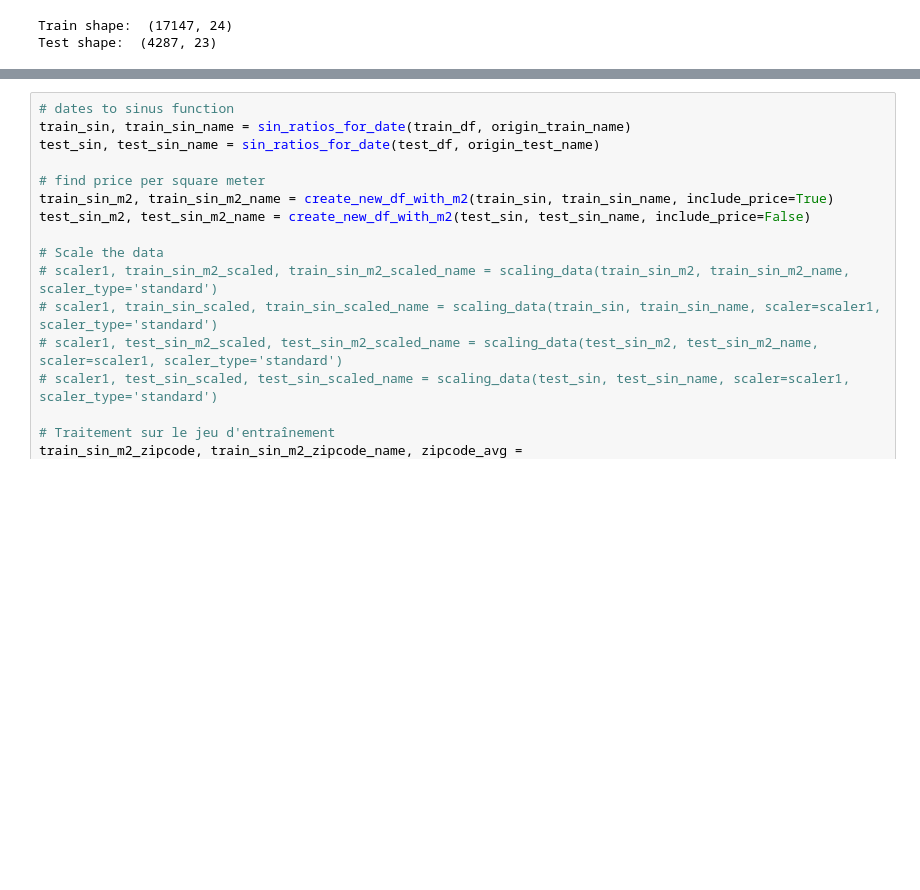
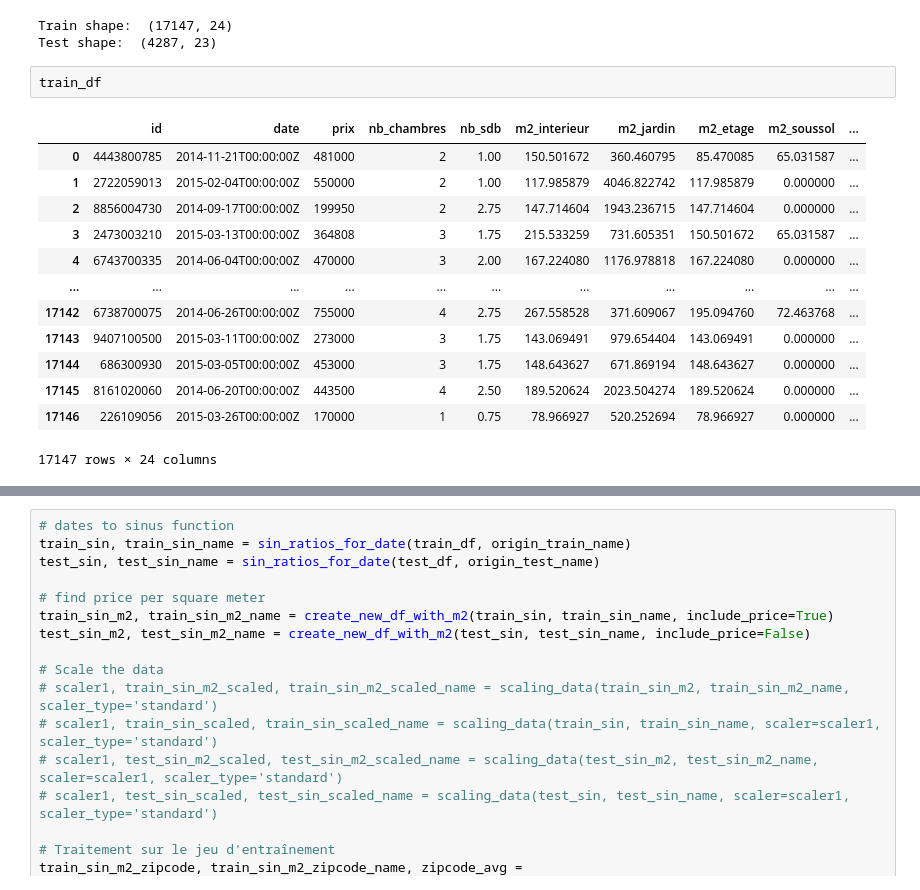
Before and after one commit to flarab29/PRAMA2025, a Jupyter notebook: CSV_formatting.ipynb, the cells around one changed output, grey strips where cells are left out. Drawn from its saved outputs; the diff is of its cells as text; blank space fills up the shorter version.

```diff
--- a/CSV_formatting.ipynb
+++ b/CSV_formatting.ipynb
@@ -175,3 +229,19 @@ print("Test shape: ", test_df.shape)
 # %% [output]
 Train shape:  (17147, 24)
 Test shape:  (4287, 23)
+# %%
+train_df
+# %% [output]
+|  | id | date | prix | nb_chambres | nb_sdb | m2_interieur | m2_jardin | m2_etage | m2_soussol | ... |
+| 0 | 4443800785 | 2014-11-21T00:00:00Z | 481000 | 2 | 1.00 | 150.501672 | 360.460795 | 85.470085 | 65.031587 | ... |
+| 1 | 2722059013 | 2015-02-04T00:00:00Z | 550000 | 2 | 1.00 | 117.985879 | 4046.822742 | 117.985879 | 0.000000 | ... |
+| 2 | 8856004730 | 2014-09-17T00:00:00Z | 199950 | 2 | 2.75 | 147.714604 | 1943.236715 | 147.714604 | 0.000000 | ... |
+| 3 | 2473003210 | 2015-03-13T00:00:00Z | 364808 | 3 | 1.75 | 215.533259 | 731.605351 | 150.501672 | 65.031587 | ... |
+| 4 | 6743700335 | 2014-06-04T00:00:00Z | 470000 | 3 | 2.00 | 167.224080 | 1176.978818 | 167.224080 | 0.000000 | ... |
+| ... | ... | ... | ... | ... | ... | ... | ... | ... | ... | ... |
+| 17142 | 6738700075 | 2014-06-26T00:00:00Z | 755000 | 4 | 2.75 | 267.558528 | 371.609067 | 195.094760 | 72.463768 | ... |
+| 17143 | 9407100500 | 2015-03-11T00:00:00Z | 273000 | 3 | 1.75 | 143.069491 | 979.654404 | 143.069491 | 0.000000 | ... |
+| 17144 | 686300930 | 2015-03-05T00:00:00Z | 453000 | 3 | 1.75 | 148.643627 | 671.869194 | 148.643627 | 0.000000 | ... |
+| 17145 | 8161020060 | 2014-06-20T00:00:00Z | 443500 | 4 | 2.50 | 189.520624 | 2023.504274 | 189.520624 | 0.000000 | ... |
+| 17146 | 226109056 | 2015-03-26T00:00:00Z | 170000 | 1 | 0.75 | 78.966927 | 520.252694 | 78.966927 | 0.000000 | ... |
+17147 rows × 24 columns
```
Also changed, not shown: parts of 5 cells of this notebook, 5 other files.
